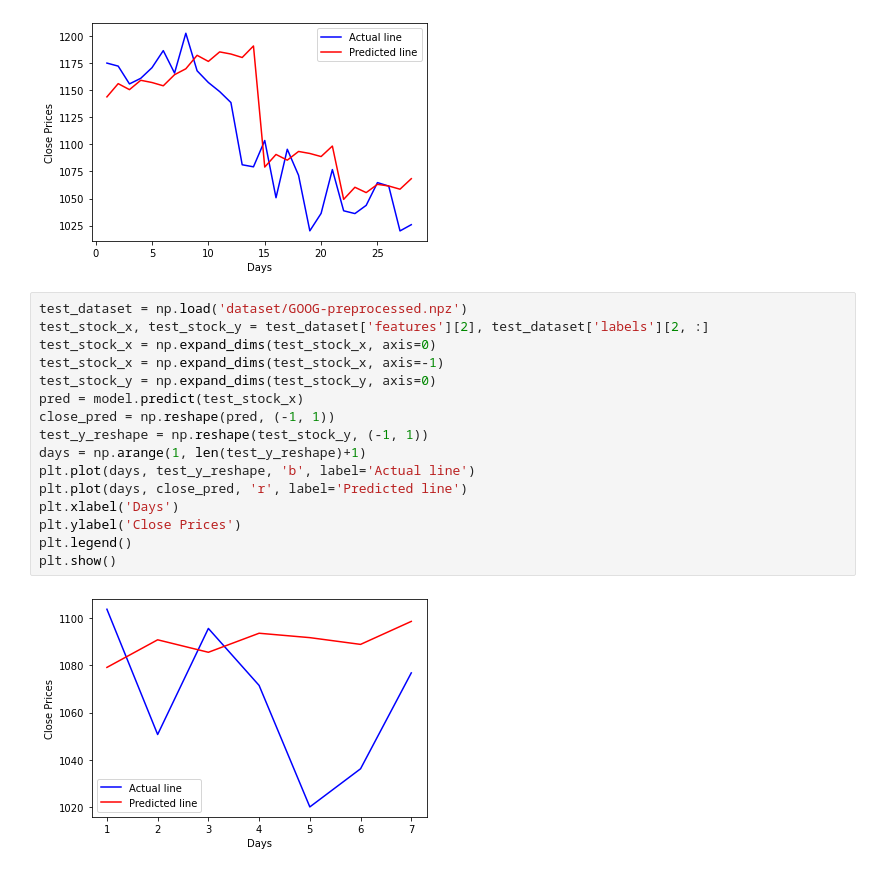
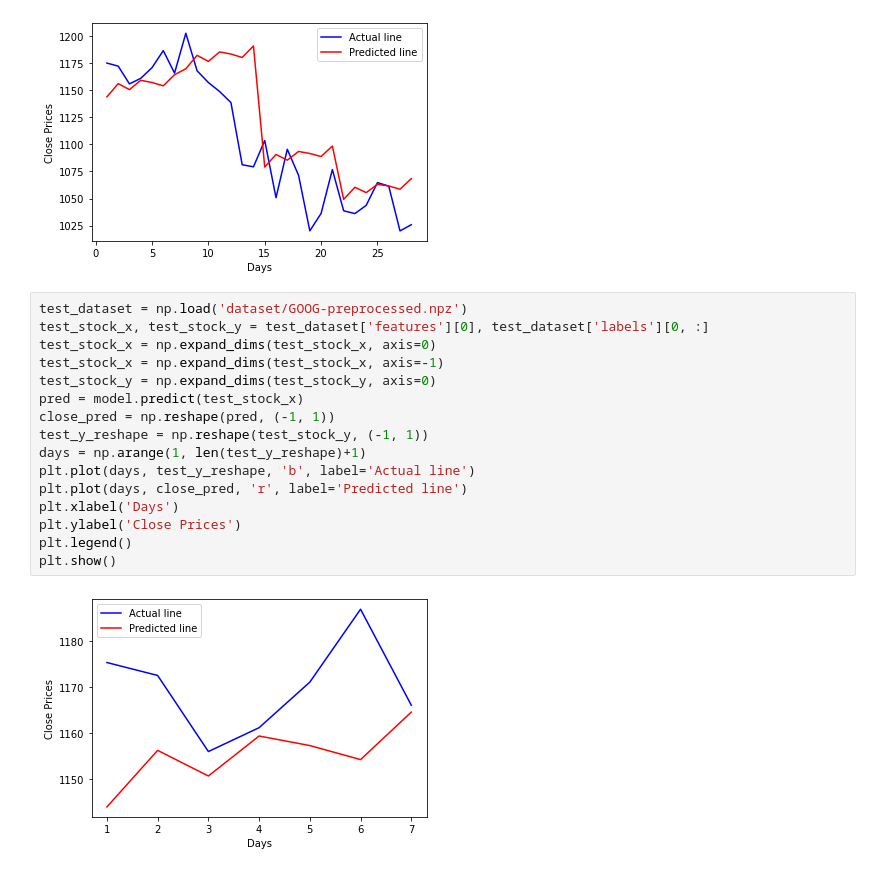
Before and after one commit to ENEmyr/autotrading, a Jupyter notebook: tdnn_model.ipynb, the cells around one changed output. Saved outputs shown, nothing was run; the diff lists cells and outputs as text.

```diff
--- a/tdnn_model.ipynb
+++ b/tdnn_model.ipynb
@@ -158,19 +158,19 @@ plt.show()
 [figure]
 # %%
 test_dataset = np.load('dataset/GOOG-preprocessed.npz')
-test_stock_x, test_stock_y = test_dataset['features'][2], test_dataset['labels'][2, :]
+test_stock_x, test_stock_y = test_dataset['features'][0], test_dataset['labels'][0, :]
 test_stock_x = np.expand_dims(test_stock_x, axis=0)
 test_stock_x = np.expand_dims(test_stock_x, axis=-1)
 test_stock_y = np.expand_dims(test_stock_y, axis=0)
 pred = model.predict(test_stock_x)
 close_pred = np.reshape(pred, (-1, 1))
 test_y_reshape = np.reshape(test_stock_y, (-1, 1))
 days = np.arange(1, len(test_y_reshape)+1)
 plt.plot(days, test_y_reshape, 'b', label='Actual line')
 plt.plot(days, close_pred, 'r', label='Predicted line')
 plt.xlabel('Days')
 plt.ylabel('Close Prices')
 plt.legend()
 plt.show()
 # %% [output]
-[figure, old version]
+[figure, new version]
```
Also changed, not shown: parts of 1 cell of this notebook, 5 other files.
